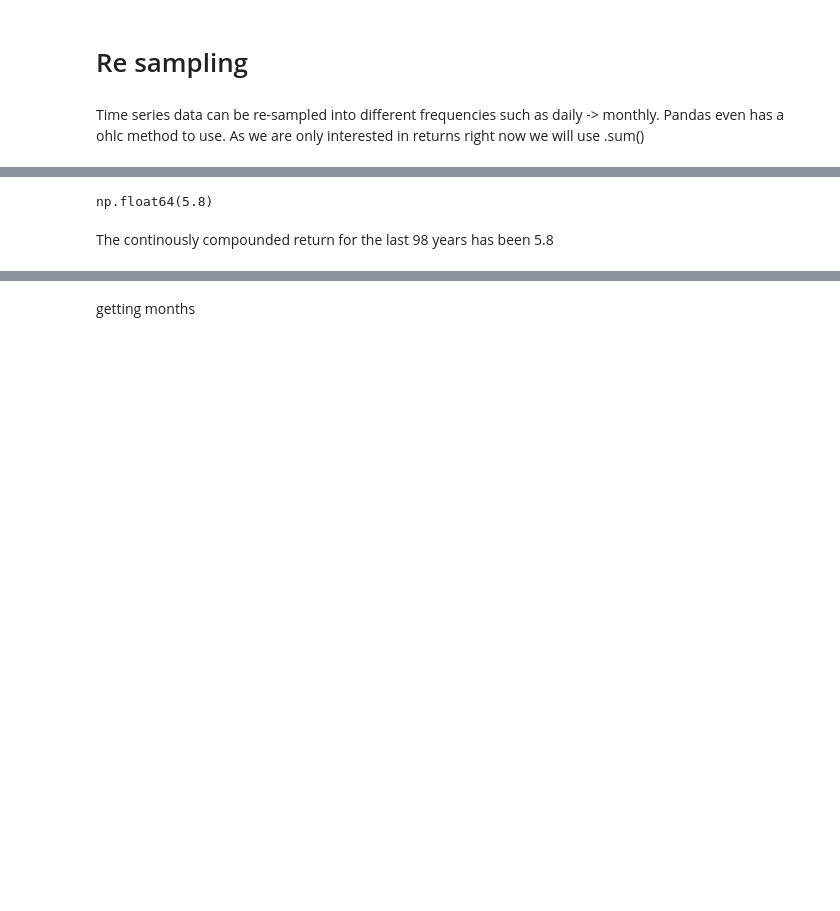
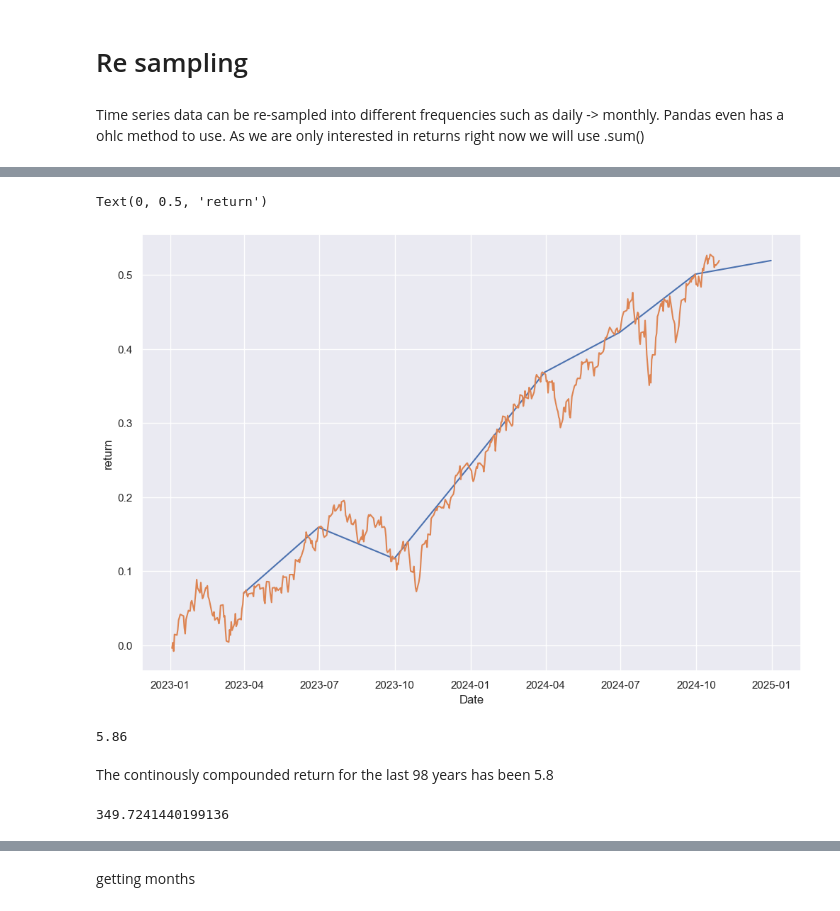
Before and after one commit to Fintech-Society/Fintech-Society-Meeting-2024-10-30, a Jupyter notebook: timeseries.ipynb, the cells around one changed output, grey strips where cells are left out. Saved outputs shown, nothing was run; the diff lists cells and outputs as text; code cells hidden in the pictures; blank space fills up the shorter version.

```diff
--- a/timeseries.ipynb
+++ b/timeseries.ipynb
@@ -87,0 +80,4 @@ sns.lineplot(M_Cumsum)
+# %%
+Q_data = data.resample("Q").sum()
+# data.resample("Q").last()
+Q_data
@@ -88,6 +99,19 @@ sns.lineplot(M_Cumsum)
+# %%
+ax = sns.lineplot(np.exp(Q_data["log_returns"]["2023-01-01":].cumsum()) - 1) # Converting to simple returns then plotting
+ax = sns.lineplot(np.exp(data["log_returns"]["2023-01-01":].cumsum()) - 1)
+# sns.lineplot(M_return)
+
+ax.set_ylabel("return")
+# %% [output]
+Text(0, 0.5, 'return')
+[figure, added]
 # %%
-np.round(M_data["log_returns"].sum(),2)
+np.round(Q_data["log_returns"].sum(),2)
 # %% [output]
-np.float64(5.8)
+5.86
 # %% [markdown]
 The continously compounded return for the last 98 years has been 5.8
+# %%
+np.exp(np.round(Q_data["log_returns"].sum(),2)) - 1
+# %% [output]
+349.7241440199136
```
Also changed, not shown: parts of 24 cells of this notebook, 1 other file.
